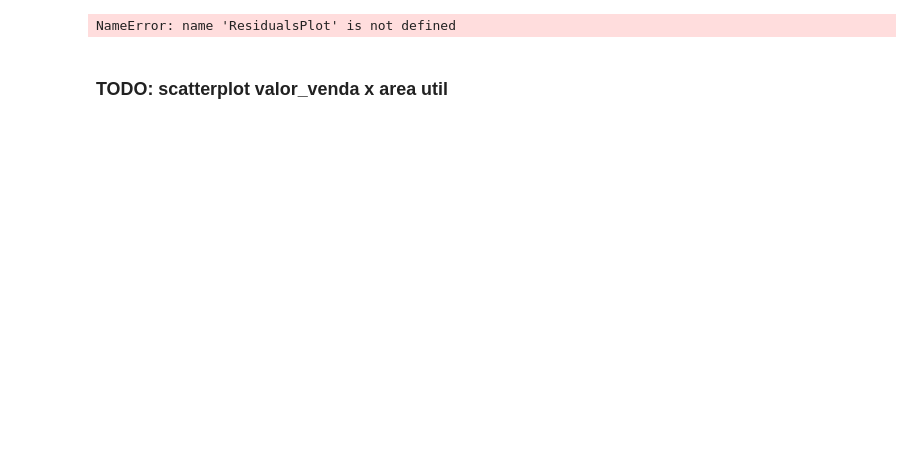
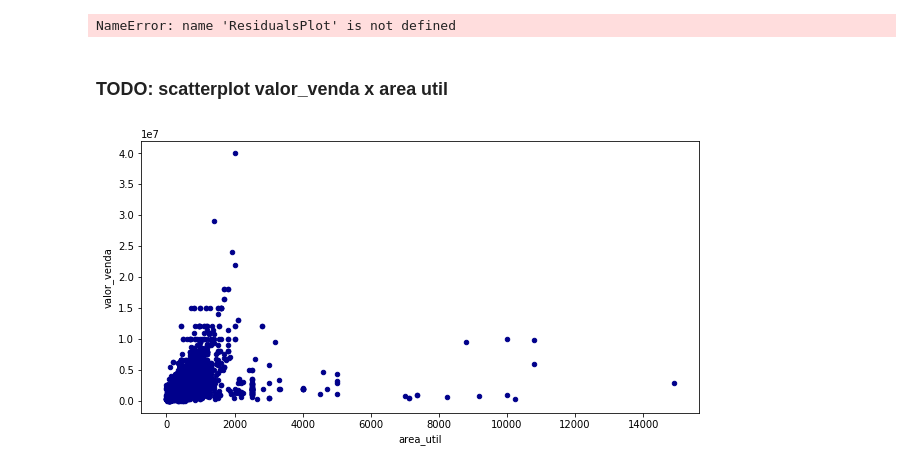
Before and after one commit to chris-redfield/imoveis-df, a Jupyter notebook: regressao imoveis_v1.ipynb, the cells around one changed output. Saved outputs shown, nothing was run; the diff lists cells and outputs as text; code cells hidden in the pictures; blank space fills up the shorter version.

```diff
--- a/regressao imoveis_v1.ipynb
+++ b/regressao imoveis_v1.ipynb
@@ -401,3 +438,10 @@ visualizer.poof()                 # Draw/show/poof the data
 NameError: name 'ResidualsPlot' is not defined
 # %% [markdown]
 ### TODO: scatterplot valor_venda x area util
+# %%
+
+ax1 = df.plot.scatter(x='area_util',
+                       y='valor_venda',
+                       c='DarkBlue')
+# %% [output]
+[figure, added]
```
Also changed, not shown: parts of 21 cells of this notebook.
